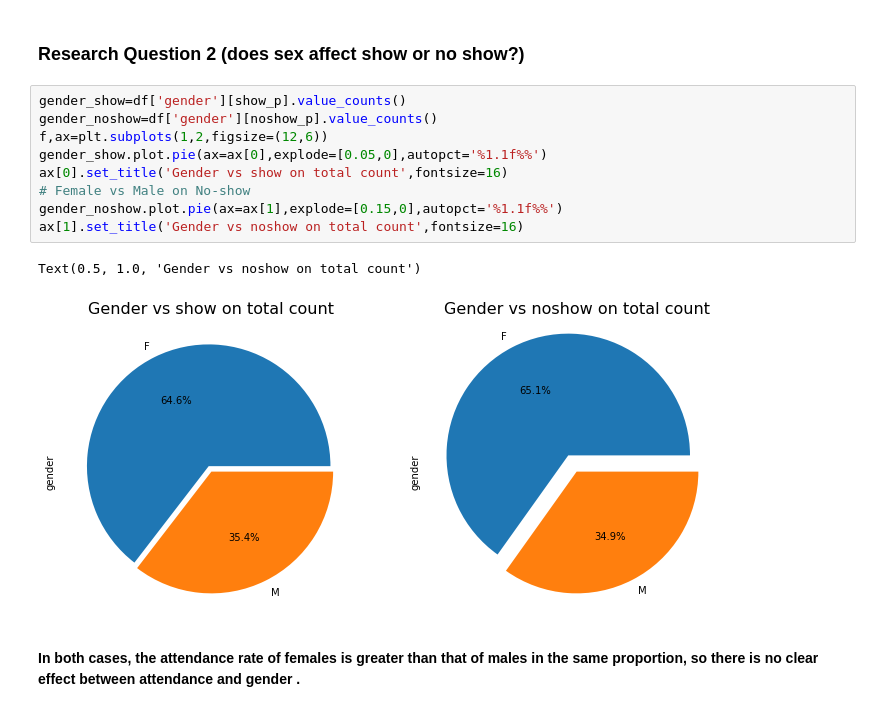
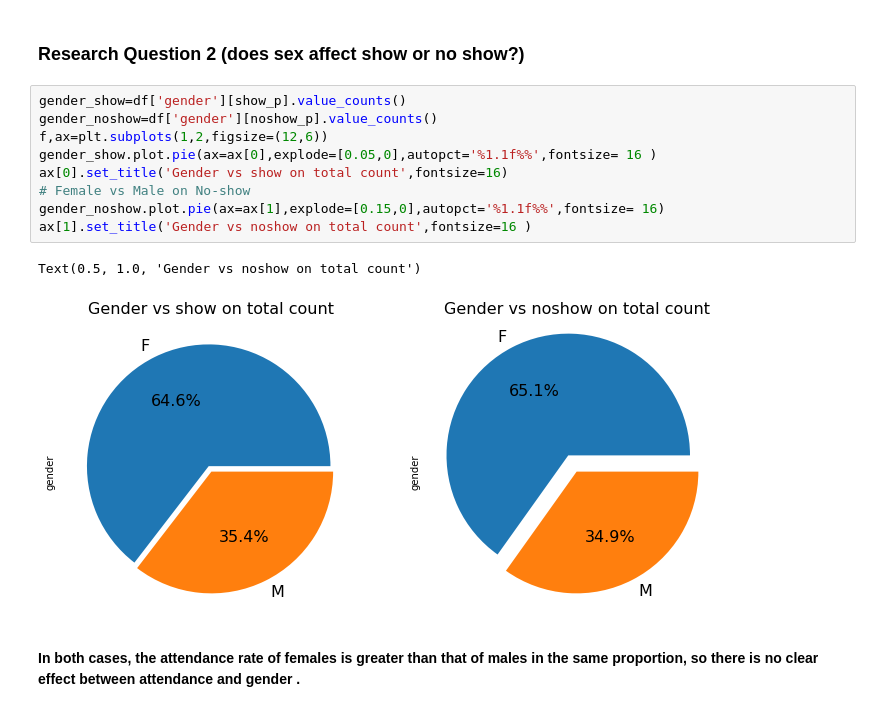
Before and after one commit to Abdelaziz381/-No-show-appointments, a Jupyter notebook: no-show-appointments.ipynb, the cells around one changed output. Cells and saved outputs as stored; diff of their text form.

Commit message:
Kaggle Notebook | No-show appointments | Version 8

```diff
--- a/no-show-appointments.ipynb
+++ b/no-show-appointments.ipynb
@@ -374,15 +380,15 @@ attended(df,'age')
 # %%
 gender_show=df['gender'][show_p].value_counts()
 gender_noshow=df['gender'][noshow_p].value_counts()
 f,ax=plt.subplots(1,2,figsize=(12,6))
-gender_show.plot.pie(ax=ax[0],explode=[0.05,0],autopct='%1.1f%%')
+gender_show.plot.pie(ax=ax[0],explode=[0.05,0],autopct='%1.1f%%',fontsize= 16 )
 ax[0].set_title('Gender vs show on total count',fontsize=16)
 # Female vs Male on No-show
-gender_noshow.plot.pie(ax=ax[1],explode=[0.15,0],autopct='%1.1f%%')
-ax[1].set_title('Gender vs noshow on total count',fontsize=16)
+gender_noshow.plot.pie(ax=ax[1],explode=[0.15,0],autopct='%1.1f%%',fontsize= 16)
+ax[1].set_title('Gender vs noshow on total count',fontsize=16 )
 # %% [output]
 Text(0.5, 1.0, 'Gender vs noshow on total count')
-[figure, old version]
+[figure, new version]
 # %% [markdown]
 **In both cases, the attendance rate of females is greater than that of males in the same proportion, so there is no clear effect between attendance and gender .**
 # %% [markdown]
```
Also changed, not shown: parts of 2 cells of this notebook.
